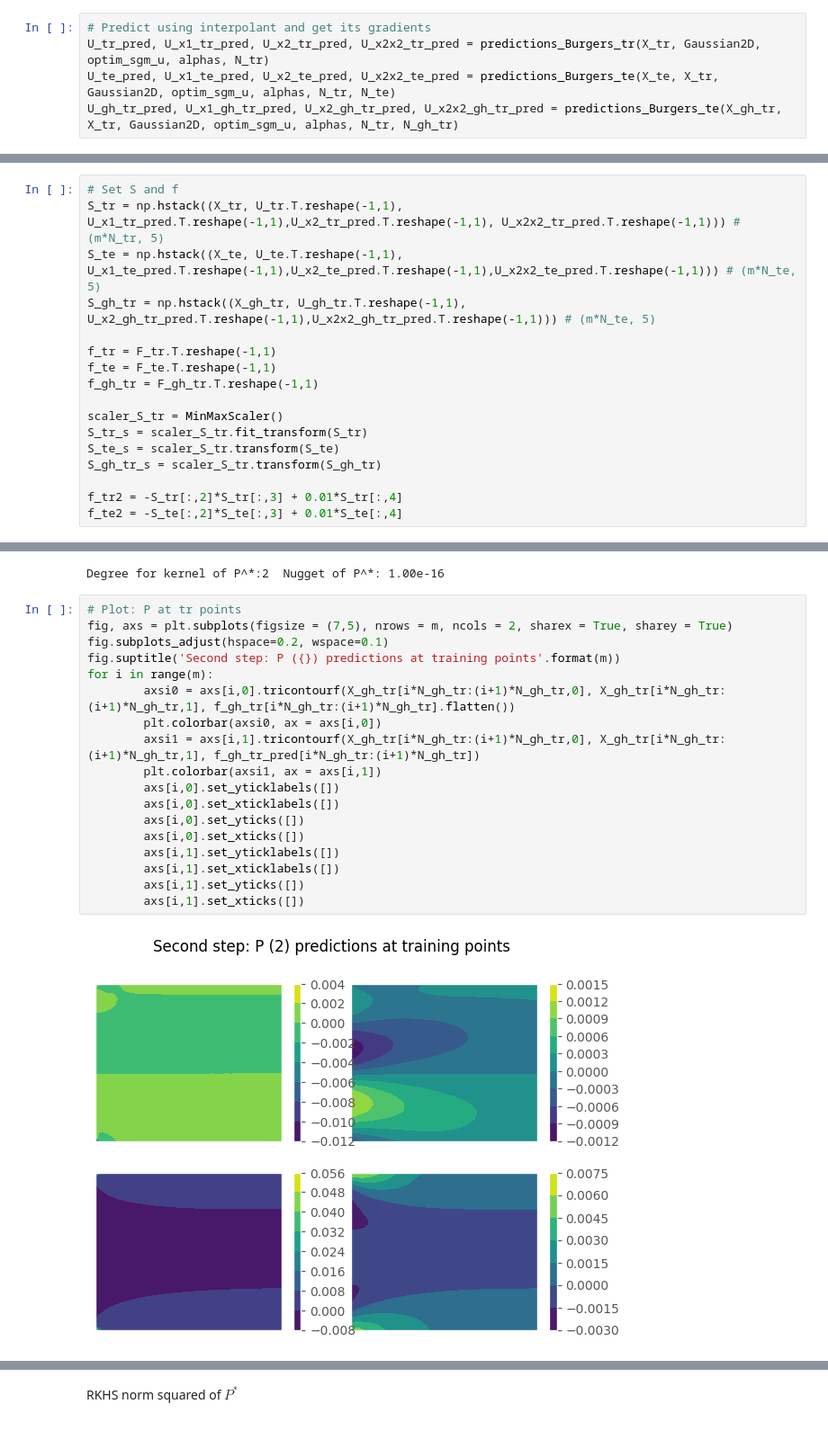
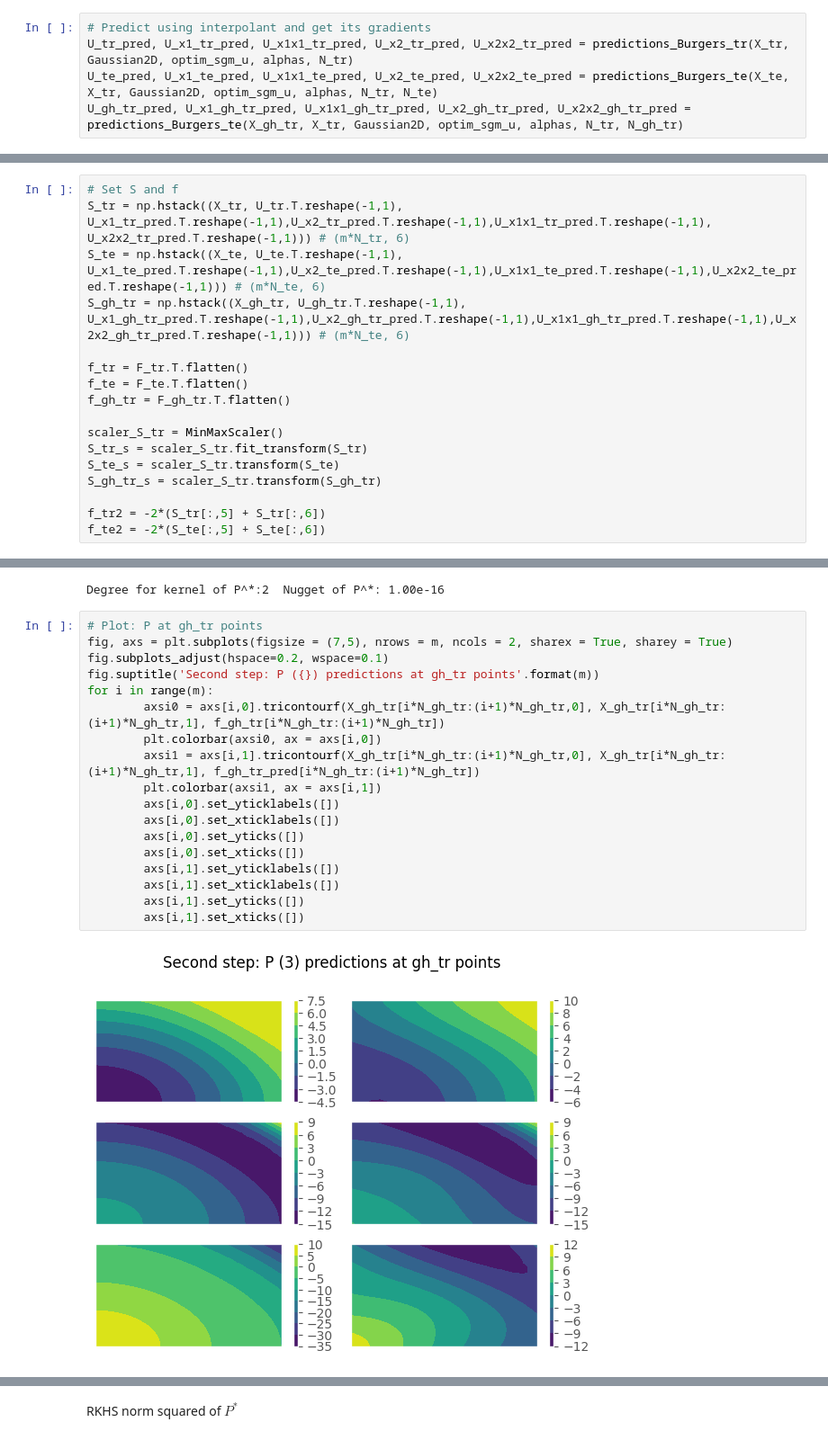
Before and after one commit to TADSGroup/kernelequationlearning, a Jupyter notebook: examples/Darcy/two_step.ipynb, the cells around one changed output, grey strips where cells are left out. Shown at 90% size. Cells and saved outputs as stored; diff of their text form.

Commit message:
added two step

```diff
--- a/examples/Darcy/two_step.ipynb
+++ b/examples/Darcy/two_step.ipynb
@@ -49,8 +48,8 @@ optim_sgm_u, optim_nugget_u
 # %%
 # Predict using interpolant and get its gradients
-U_tr_pred, U_x1_tr_pred, U_x2_tr_pred, U_x2x2_tr_pred = predictions_Burgers_tr(X_tr, Gaussian2D, optim_sgm_u, alphas, N_tr)
-U_te_pred, U_x1_te_pred, U_x2_te_pred, U_x2x2_te_pred = predictions_Burgers_te(X_te, X_tr, Gaussian2D, optim_sgm_u, alphas, N_tr, N_te)
-U_gh_tr_pred, U_x1_gh_tr_pred, U_x2_gh_tr_pred, U_x2x2_gh_tr_pred = predictions_Burgers_te(X_gh_tr, X_tr, Gaussian2D, optim_sgm_u, alphas, N_tr, N_gh_tr)
+U_tr_pred, U_x1_tr_pred, U_x1x1_tr_pred, U_x2_tr_pred, U_x2x2_tr_pred = predictions_Burgers_tr(X_tr, Gaussian2D, optim_sgm_u, alphas, N_tr)
+U_te_pred, U_x1_te_pred, U_x1x1_te_pred, U_x2_te_pred, U_x2x2_te_pred = predictions_Burgers_te(X_te, X_tr, Gaussian2D, optim_sgm_u, alphas, N_tr, N_te)
+U_gh_tr_pred, U_x1_gh_tr_pred, U_x1x1_gh_tr_pred, U_x2_gh_tr_pred, U_x2x2_gh_tr_pred = predictions_Burgers_te(X_gh_tr, X_tr, Gaussian2D, optim_sgm_u, alphas, N_tr, N_gh_tr)
 # %%
 # Save true values to warm up the onepfive method
 np.save('data/U_tr_pred.npy', U_tr_pred)
@@ -328,17 +336,17 @@ F_tr.shape
 # %%
 # Set S and f
-S_tr = np.hstack((X_tr, U_tr.T.reshape(-1,1), U_x1_tr_pred.T.reshape(-1,1),U_x2_tr_pred.T.reshape(-1,1), U_x2x2_tr_pred.T.reshape(-1,1))) # (m*N_tr, 5)
-S_te = np.hstack((X_te, U_te.T.reshape(-1,1), U_x1_te_pred.T.reshape(-1,1),U_x2_te_pred.T.reshape(-1,1),U_x2x2_te_pred.T.reshape(-1,1))) # (m*N_te, 5)
-S_gh_tr = np.hstack((X_gh_tr, U_gh_tr.T.reshape(-1,1), U_x2_gh_tr_pred.T.reshape(-1,1),U_x2x2_gh_tr_pred.T.reshape(-1,1))) # (m*N_te, 5)
+S_tr = np.hstack((X_tr, U_tr.T.reshape(-1,1), U_x1_tr_pred.T.reshape(-1,1),U_x2_tr_pred.T.reshape(-1,1),U_x1x1_tr_pred.T.reshape(-1,1), U_x2x2_tr_pred.T.reshape(-1,1))) # (m*N_tr, 6)
+S_te = np.hstack((X_te, U_te.T.reshape(-1,1), U_x1_te_pred.T.reshape(-1,1),U_x2_te_pred.T.reshape(-1,1),U_x1x1_te_pred.T.reshape(-1,1),U_x2x2_te_pred.T.reshape(-1,1))) # (m*N_te, 6)
+S_gh_tr = np.hstack((X_gh_tr, U_gh_tr.T.reshape(-1,1), U_x1_gh_tr_pred.T.reshape(-1,1),U_x2_gh_tr_pred.T.reshape(-1,1),U_x1x1_gh_tr_pred.T.reshape(-1,1),U_x2x2_gh_tr_pred.T.reshape(-1,1))) # (m*N_te, 6)
 
-f_tr = F_tr.T.reshape(-1,1)
-f_te = F_te.T.reshape(-1,1)
-f_gh_tr = F_gh_tr.T.reshape(-1,1)
+f_tr = F_tr.T.flatten()
+f_te = F_te.T.flatten()
+f_gh_tr = F_gh_tr.T.flatten()
 
 scaler_S_tr = MinMaxScaler()
 S_tr_s = scaler_S_tr.fit_transform(S_tr)
 S_te_s = scaler_S_tr.transform(S_te)
 S_gh_tr_s = scaler_S_tr.transform(S_gh_tr)
 
-f_tr2 = -S_tr[:,2]*S_tr[:,3] + 0.01*S_tr[:,4]
-f_te2 = -S_te[:,2]*S_te[:,3] + 0.01*S_te[:,4]
+f_tr2 = -2*(S_tr[:,5] + S_tr[:,6])
+f_te2 = -2*(S_te[:,5] + S_te[:,6])
@@ -367,25 +373,25 @@ print('Degree for kernel of P^*:{}  Nugget of P^*: {:.2e}'.format(optim_d_P,opti
 # %% [output]
 Degree for kernel of P^*:2  Nugget of P^*: 1.00e-16
 # %%
-# Plot: P at tr points
+# Plot: P at gh_tr points
 fig, axs = plt.subplots(figsize = (7,5), nrows = m, ncols = 2, sharex = True, sharey = True)
 fig.subplots_adjust(hspace=0.2, wspace=0.1)
-fig.suptitle('Second step: P ({}) predictions at training points'.format(m))
+fig.suptitle('Second step: P ({}) predictions at gh_tr points'.format(m))
 for i in range(m):
-        axsi0 = axs[i,0].tricontourf(X_gh_tr[i*N_gh_tr:(i+1)*N_gh_tr,0], X_gh_tr[i*N_gh_tr:(i+1)*N_gh_tr,1], f_gh_tr[i*N_gh_tr:(i+1)*N_gh_tr].flatten())
+        axsi0 = axs[i,0].tricontourf(X_gh_tr[i*N_gh_tr:(i+1)*N_gh_tr,0], X_gh_tr[i*N_gh_tr:(i+1)*N_gh_tr,1], f_gh_tr[i*N_gh_tr:(i+1)*N_gh_tr])
         plt.colorbar(axsi0, ax = axs[i,0])
         axsi1 = axs[i,1].tricontourf(X_gh_tr[i*N_gh_tr:(i+1)*N_gh_tr,0], X_gh_tr[i*N_gh_tr:(i+1)*N_gh_tr,1], f_gh_tr_pred[i*N_gh_tr:(i+1)*N_gh_tr])
         plt.colorbar(axsi1, ax = axs[i,1])
         axs[i,0].set_yticklabels([])
         axs[i,0].set_xticklabels([])
         axs[i,0].set_yticks([])
         axs[i,0].set_xticks([])
         axs[i,1].set_yticklabels([])
         axs[i,1].set_xticklabels([])
         axs[i,1].set_yticks([])
         axs[i,1].set_xticks([])
 # %% [output]
-[figure, old version]
+[figure, new version]
 # %%
 # Plot: P at tr points
 fig, axs = plt.subplots(figsize = (7,5), nrows = m, ncols = 2, sharex = True, sharey = True)
```
Also changed, not shown: parts of 22 cells of this notebook, 21 other files.
